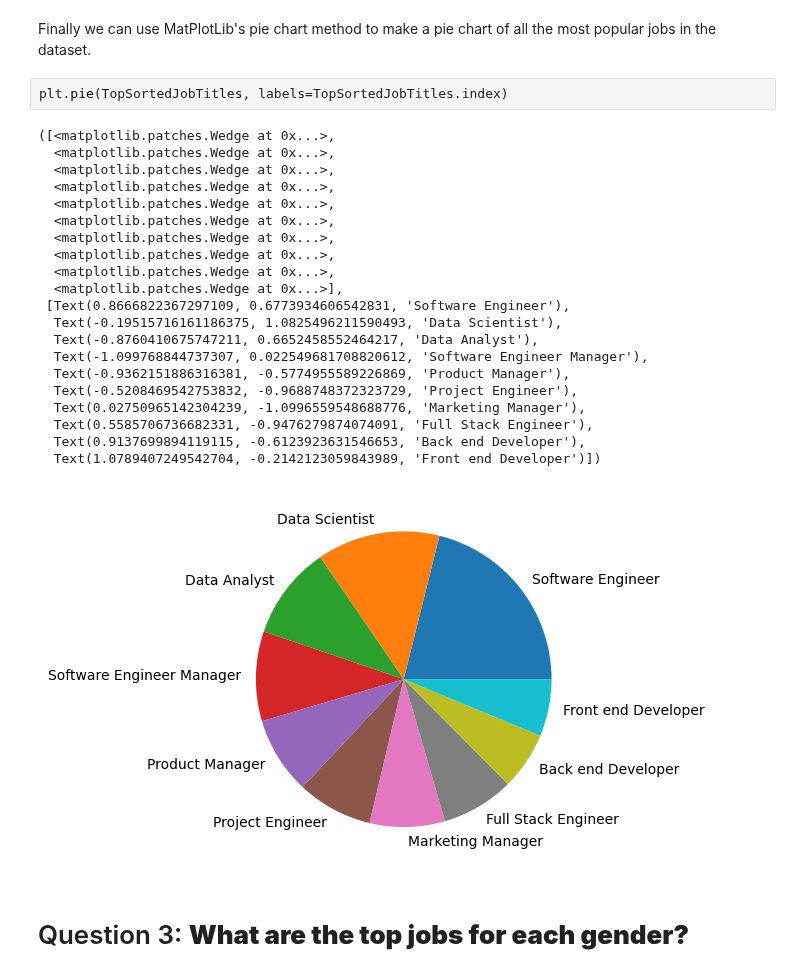
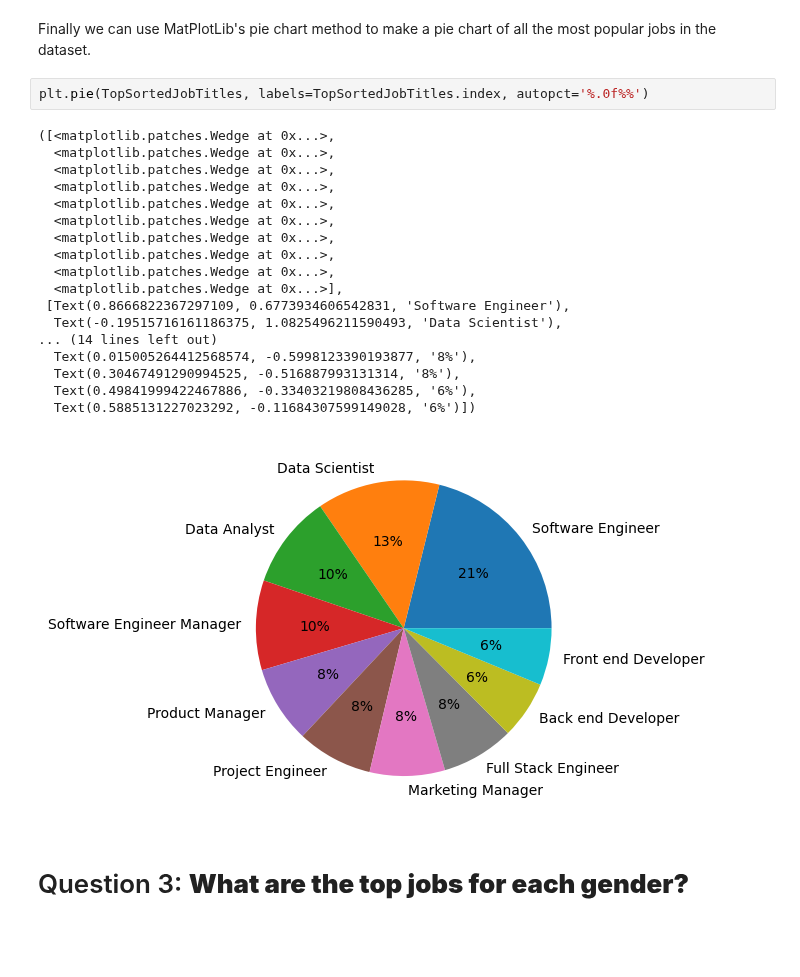
Before and after one commit to AbhijayPaul/HackTheHood-Final, a Jupyter notebook: HtHFinal.ipynb, the cells around one changed output. Drawn from its saved outputs; the diff is of its cells as text; blank space fills up the shorter version.

Commit message:
Added percentages to pie charts

```diff
--- a/HtHFinal.ipynb
+++ b/HtHFinal.ipynb
@@ -161,29 +161,26 @@ salaryData["Job Title"].unique().sum()
 # %% [markdown]
 Finally we can use MatPlotLib's pie chart method to make a pie chart of all the most popular jobs in the dataset.
 # %%
-plt.pie(TopSortedJobTitles, labels=TopSortedJobTitles.index)
+plt.pie(TopSortedJobTitles, labels=TopSortedJobTitles.index, autopct='%.0f%%')
 # %% [output]
 ([<matplotlib.patches.Wedge at 0x...>,
   <matplotlib.patches.Wedge at 0x...>,
   <matplotlib.patches.Wedge at 0x...>,
   <matplotlib.patches.Wedge at 0x...>,
   <matplotlib.patches.Wedge at 0x...>,
   <matplotlib.patches.Wedge at 0x...>,
   <matplotlib.patches.Wedge at 0x...>,
   <matplotlib.patches.Wedge at 0x...>,
   <matplotlib.patches.Wedge at 0x...>,
   <matplotlib.patches.Wedge at 0x...>],
  [Text(0.8666822367297109, 0.6773934606542831, 'Software Engineer'),
   Text(-0.19515716161186375, 1.0825496211590493, 'Data Scientist'),
-  Text(-0.8760410675747211, 0.6652458552464217, 'Data Analyst'),
-  Text(-1.099768844737307, 0.022549681708820612, 'Software Engineer Manager'),
-  Text(-0.9362151886316381, -0.5774955589226869, 'Product Manager'),
-  Text(-0.5208469542753832, -0.9688748372323729, 'Project Engineer'),
-  Text(0.02750965142304239, -1.0996559548688776, 'Marketing Manager'),
-  Text(0.5585706736682331, -0.9476279874074091, 'Full Stack Engineer'),
-  Text(0.9137699894119115, -0.6123923631546653, 'Back end Developer'),
-  Text(1.0789407249542704, -0.2142123059843989, 'Front end Developer')])
+... (14 lines left out)
+  Text(0.015005264412568574, -0.5998123390193877, '8%'),
+  Text(0.30467491290994525, -0.516887993131314, '8%'),
+  Text(0.49841999422467886, -0.33403219808436285, '6%'),
+  Text(0.5885131227023292, -0.11684307599149028, '6%')])
-[figure, old version]
+[figure, new version]
 # %% [markdown]
 # Question 3: __What are the top jobs for each gender?__
 # %%
```
Also changed, not shown: parts of 6 cells of this notebook.
